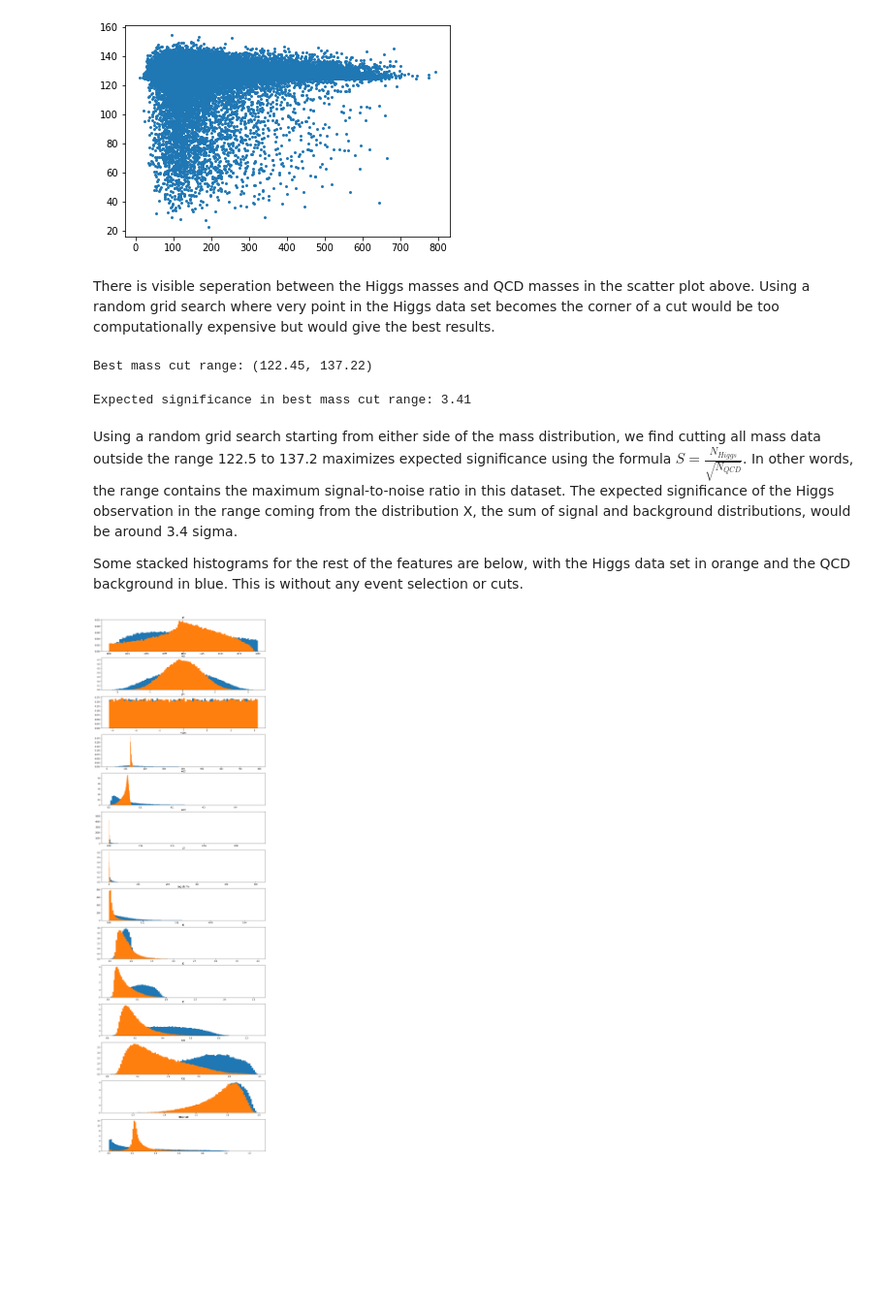
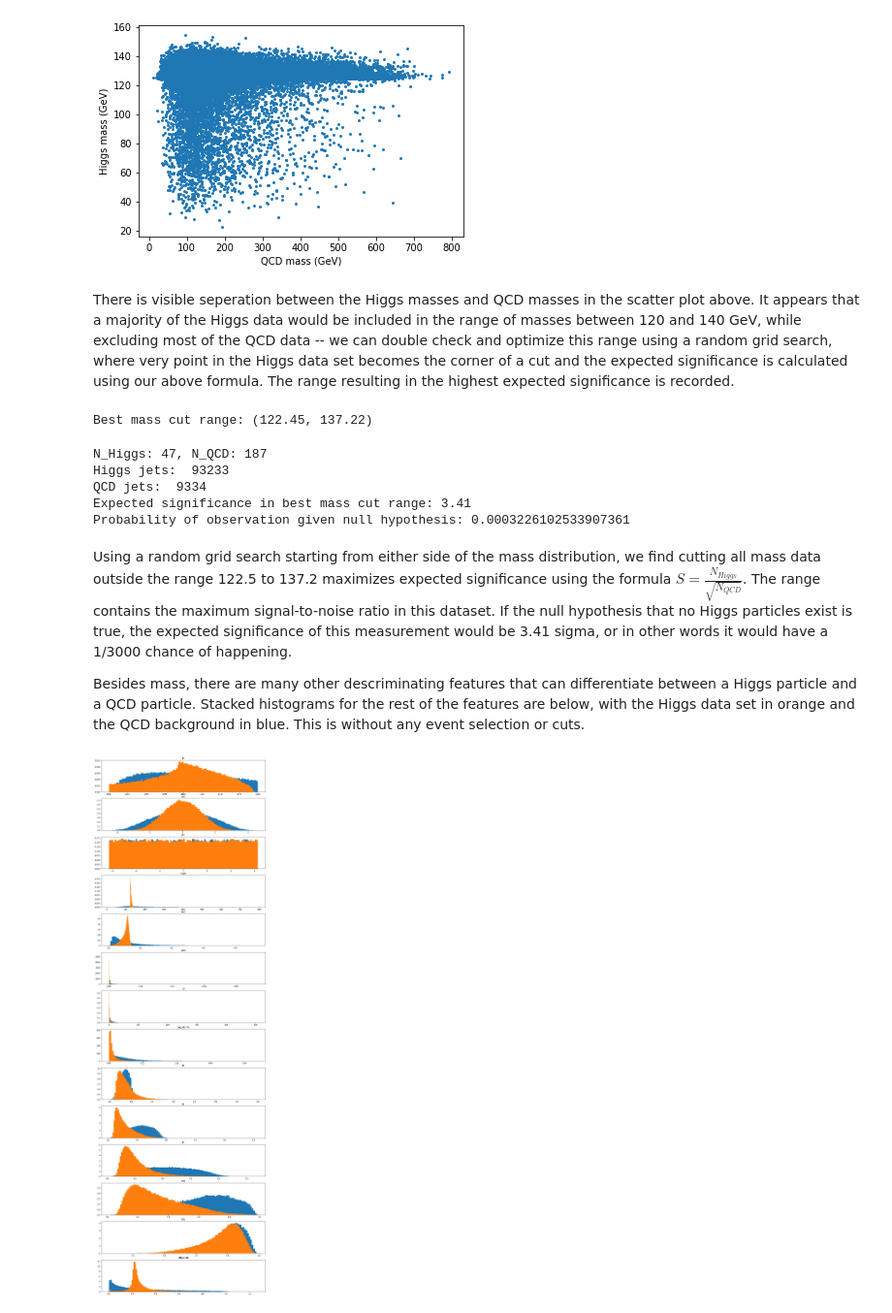
Before and after one commit to Chkoda/PHYS434, a Jupyter notebook: Lab7&8.ipynb, the cells around one changed output. Shown at 97% size. Drawn from its saved outputs; the diff is of its cells as text; code cells hidden in the pictures; blank space fills up the shorter version.

```diff
--- a/Lab7&8.ipynb
+++ b/Lab7&8.ipynb
@@ -87,11 +85,13 @@ By this formula, the average significance of the distribution X (the sum of the
 # %%
 x = np.linspace(min(qcd_dict.mass), max(qcd_dict.mass), len(qcd_dict.mass))
 plt.scatter(qcd_dict.mass, higgs_dict.mass, marker='.', linewidth=0.0001)
+plt.xlabel('QCD mass (GeV)')
+plt.ylabel('Higgs mass (GeV)')
 plt.show()
 # %% [output]
-[figure, old version]
+[figure, new version]
 # %% [markdown]
-There is visible seperation between the Higgs masses and QCD masses in the scatter plot above. Using a random grid search where very point in the Higgs data set becomes the corner of a cut would be too computationally expensive but would give the best results.
+There is visible seperation between the Higgs masses and QCD masses in the scatter plot above. It appears that a majority of the Higgs data would be included in the range of masses between 120 and 140 GeV, while excluding most of the QCD data -- we can double check and optimize this range using a random grid search, where very point in the Higgs data set becomes the corner of a cut and the expected significance is calculated using our above formula. The range resulting in the highest expected significance is recorded.
 # %%
 best_sig_gt = 0
 best_sig_lt = 0
@@ -121,16 +121,26 @@ print(f'Best mass cut range: ({best_cut_mass[0]:.2f}, {best_cut_mass[1]:.2f})')
 # %% [output]
 Best mass cut range: (122.45, 137.22)
 # %%
-N_higgs = 50*len(higgs_dict.mass[higgs_dict.mass.between(best_cut_mass[0],best_cut_mass[1])])/size
-N_qcd = 2000*len(qcd_dict.mass[qcd_dict.mass.between(best_cut_mass[0],best_cut_mass[1])])/size
+higgs_mask = higgs_dict.mass.between(best_cut_mass[0],best_cut_mass[1])
+qcd_mask = qcd_dict.mass.between(best_cut_mass[0],best_cut_mass[1])
+N_higgs = 50*len(higgs_dict.mass[higgs_mask])/size
+N_qcd = 2000*len(qcd_dict.mass[qcd_mask])/size
 expected_sig = N_higgs / math.sqrt(N_qcd)
+print(f'N_Higgs: {N_higgs:.0f}, N_QCD: {N_qcd:.0f}')
+print('Higgs jets: ', len(higgs_dict.mass[higgs_mask]))
+print('QCD jets: ',len(qcd_dict.mass[qcd_mask]))
 print(f'Expected significance in best mass cut range: {expected_sig:.2f}')
+print(f'Probability of observation given null hypothesis: {stats.norm.sf(expected_sig)}')
 # %% [output]
+N_Higgs: 47, N_QCD: 187
+Higgs jets:  93233
+QCD jets:  9334
 Expected significance in best mass cut range: 3.41
+Probability of observation given null hypothesis: 0.0003226102533907361
 # %% [markdown]
-Using a random grid search starting from either side of the mass distribution, we find cutting all mass data outside the range 122.5 to 137.2 maximizes expected significance using the formula $S = \frac{N_{Higgs}}{\sqrt{N_{QCD}}}$. In other words, the range contains the maximum signal-to-noise ratio in this dataset. The expected significance of the Higgs observation in the range coming from the distribution X, the sum of signal and background distributions, would be around 3.4 sigma.
+Using a random grid search starting from either side of the mass distribution, we find cutting all mass data outside the range 122.5 to 137.2 maximizes expected significance using the formula $S = \frac{N_{Higgs}}{\sqrt{N_{QCD}}}$. The range contains the maximum signal-to-noise ratio in this dataset. If the null hypothesis that no Higgs particles exist is true, the expected significance of this measurement would be 3.41 sigma, or in other words it would have a 1/3000 chance of happening.
 
-Some stacked histograms for the rest of the features are below, with the Higgs data set in orange and the QCD background in blue. This is without any event selection or cuts.
+Besides mass, there are many other descriminating features that can differentiate between a Higgs particle and a QCD particle. Stacked histograms for the rest of the features are below, with the Higgs data set in orange and the QCD background in blue. This is without any event selection or cuts.
 # %%
 fig, ax_arr = plt.subplots(len(qcd_dict.keys()),1, figsize=(15,50))
 index = 0
```
Also changed, not shown: parts of 70 cells of this notebook, 4 other files.
